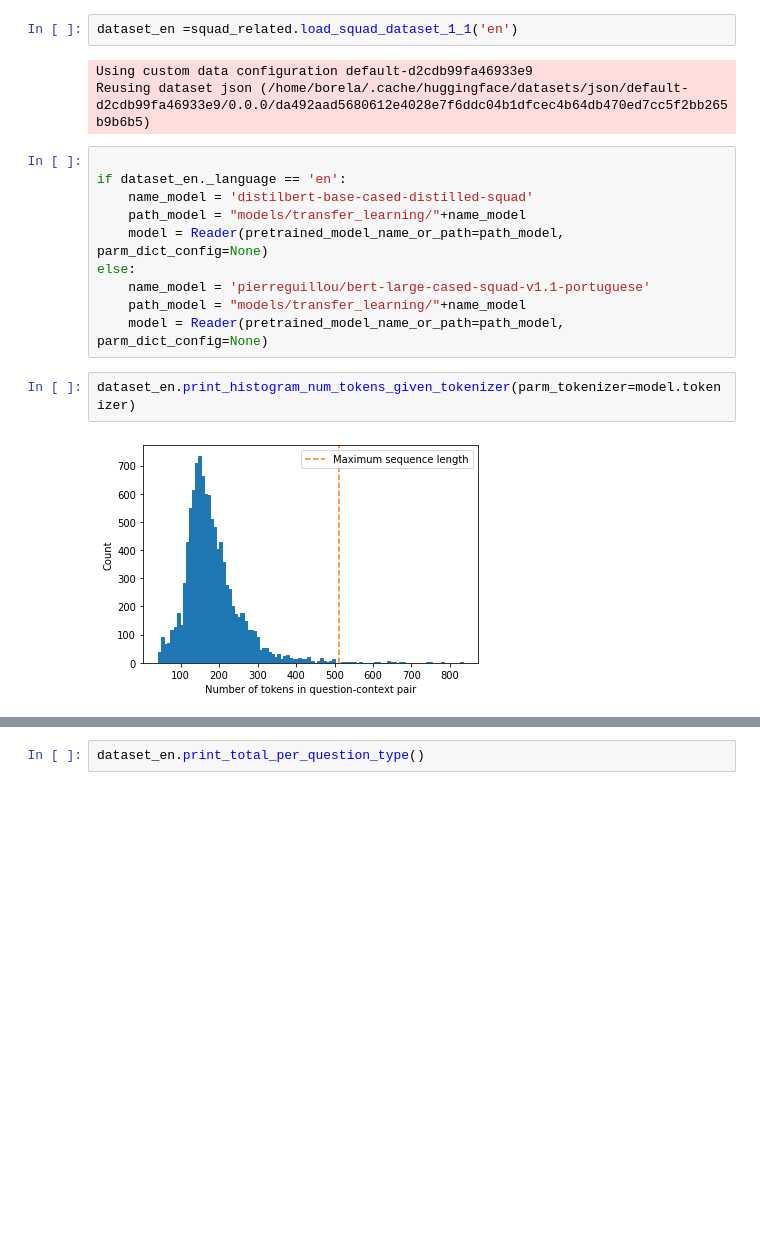
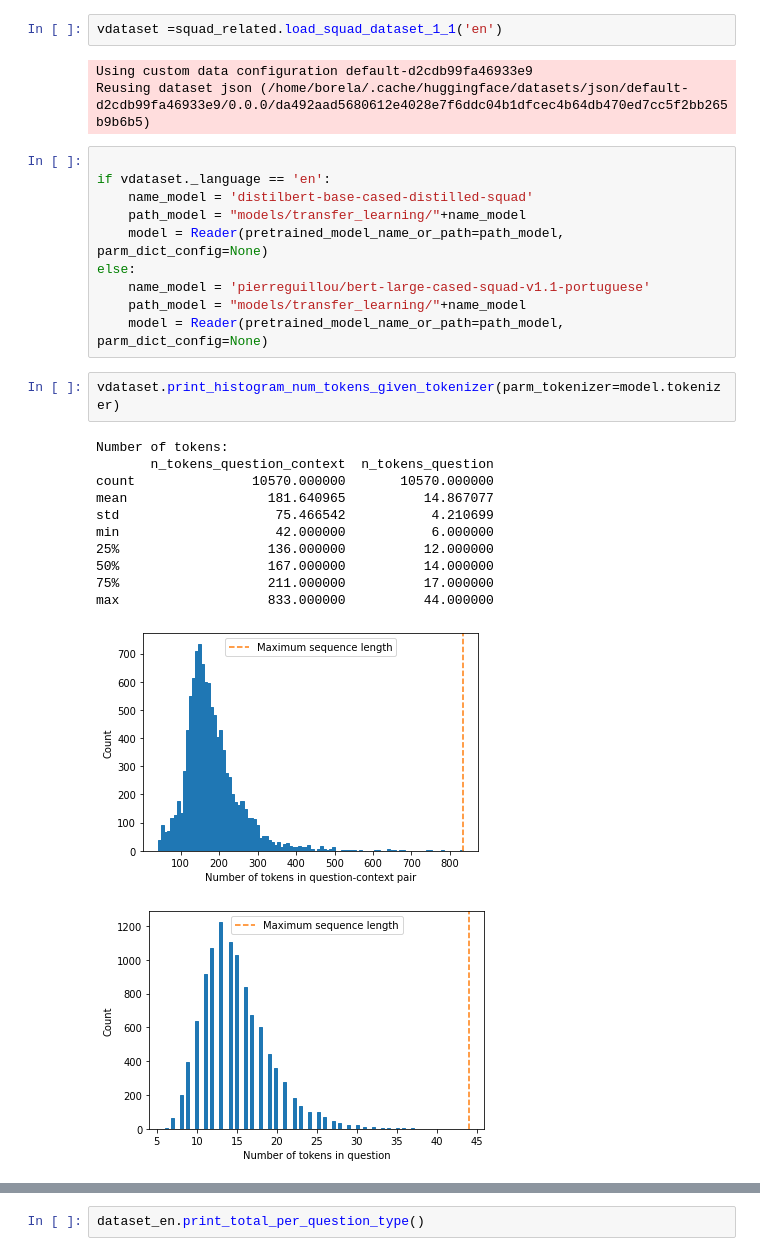
Before and after one commit to marcusborela/exqa-complearning, a Jupyter notebook: source/data_related/explore_dataset_format.ipynb, the cells around one changed output, grey strips where cells are left out. Drawn from its saved outputs; the diff is of its cells as text; blank space fills up the shorter version.

Commit message:
calculus for transfer using dataset

```diff
--- a/source/data_related/explore_dataset_format.ipynb
+++ b/source/data_related/explore_dataset_format.ipynb
@@ -25,13 +25,13 @@ importlib.reload(squad_related)
 # %% [output]
 <module 'source.data_related.squad_related' from '/home/borela/fontes/exqa-complearning/source/data_related/squad_related.py'>
 # %%
-dataset_en =squad_related.load_squad_dataset_1_1('en')
+vdataset =squad_related.load_squad_dataset_1_1('en')
 # %% [output]
 Using custom data configuration default-d2cdb99fa46933e9
 Reusing dataset json (/home/borela/.cache/huggingface/datasets/json/default-d2cdb99fa46933e9/0.0.0/da492aad5680612e4028e7f6ddc04b1dfcec4b64db470ed7cc5f2bb265b9b6b5)
 # %%
 
-if dataset_en._language == 'en':
+if vdataset._language == 'en':
     name_model = 'distilbert-base-cased-distilled-squad'
     path_model = "models/transfer_learning/"+name_model
     model = Reader(pretrained_model_name_or_path=path_model, parm_dict_config=None)
@@ -40,6 +40,17 @@ else:
     path_model = "models/transfer_learning/"+name_model
     model = Reader(pretrained_model_name_or_path=path_model, parm_dict_config=None)
 # %%
-dataset_en.print_histogram_num_tokens_given_tokenizer(parm_tokenizer=model.tokenizer)
+vdataset.print_histogram_num_tokens_given_tokenizer(parm_tokenizer=model.tokenizer)
 # %% [output]
+Number of tokens:
+       n_tokens_question_context  n_tokens_question
+count               10570.000000       10570.000000
+mean                  181.640965          14.867077
+std                    75.466542           4.210699
+min                    42.000000           6.000000
+25%                   136.000000          12.000000
+50%                   167.000000          14.000000
+75%                   211.000000          17.000000
+max                   833.000000          44.000000
-[figure, old version]
+[figure, new version]
+[figure, added]
```
Also changed, not shown: parts of 9 cells of this notebook, 8 other files.
